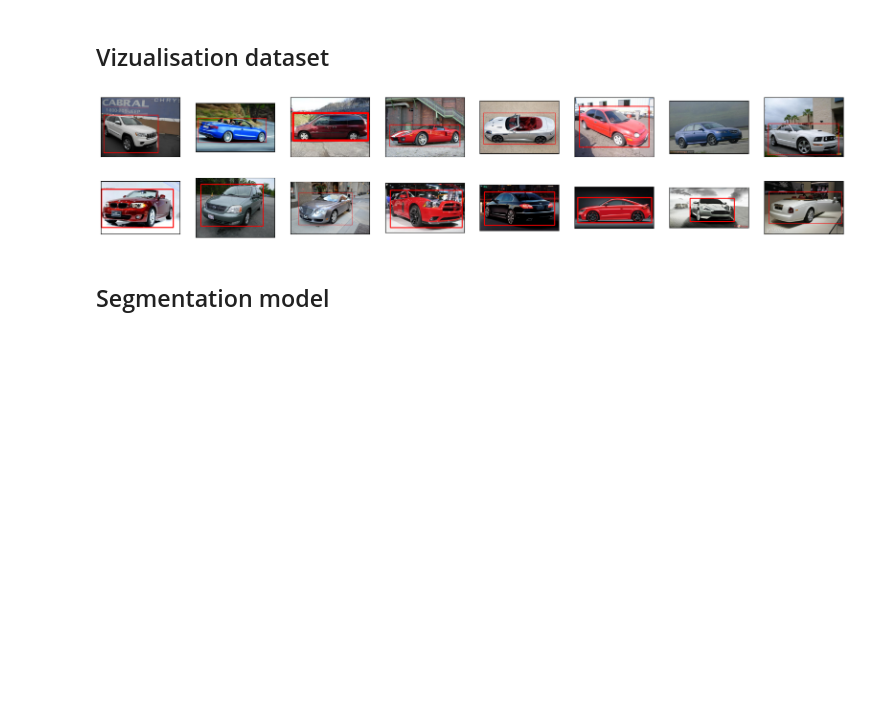
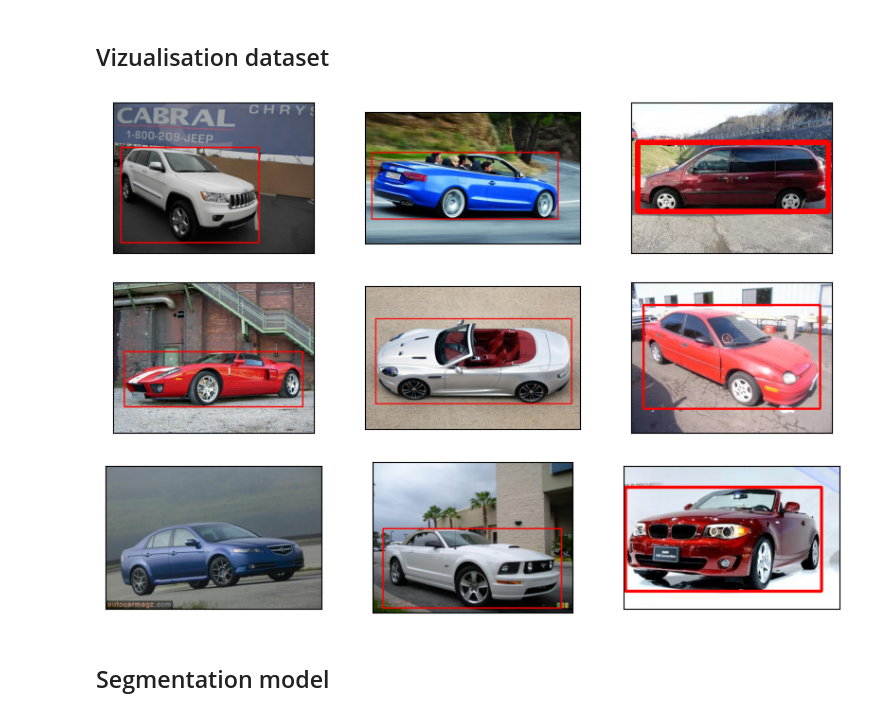
Before and after one commit to jyecapgemini/data_challenge_mines, a Jupyter notebook: Welcoming notebook/Welcoming notebook Data Challenge Mines Paris.ipynb, the cells around one changed output. Cells and saved outputs as stored; diff of their text form; code cells hidden in the pictures; blank space fills up the shorter version.

```diff
--- a/Welcoming notebook/Welcoming notebook Data Challenge Mines Paris.ipynb
+++ b/Welcoming notebook/Welcoming notebook Data Challenge Mines Paris.ipynb
@@ -291,32 +301,32 @@ dataset[0]
 # %% [markdown]
 ## Vizualisation dataset
 # %%
-n = 16
-plt.figure(figsize=(20, 4))
+n = 9
+plt.figure(figsize=(10, 7))
 for i in range(n):
     image = x_train[i]
     coord = y_train[i]
     try:
         start_point = int(coord[0]), int(coord[2])
         end_point = int(coord[1]), int(coord[3])
     except:
         start_point = (0,0)
         end_point = (0,0)
 
     img_gray = cv2.cvtColor(image, cv2.COLOR_BGR2GRAY)
     img_rgb = cv2.cvtColor(image, cv2.COLOR_BGR2RGB)
 
     img_rect = cv2.rectangle(img_rgb, start_point, end_point, (255, 0, 0), 5)
     # display original
-    ax = plt.subplot(n//8, 8, i+1)
+    ax = plt.subplot(n//3, 3, i+1)
     plt.imshow(img_rect,cmap='jet')
 #    plt.gray()
     ax.get_xaxis().set_visible(False)
     ax.get_yaxis().set_visible(False)
 
 plt.show()
 # %% [output]
-[figure, old version]
+[figure, new version]
 # %% [markdown]
 ## Segmentation model
 # %%
```
Also changed, not shown: parts of 1 cell of this notebook, 2 other files.
